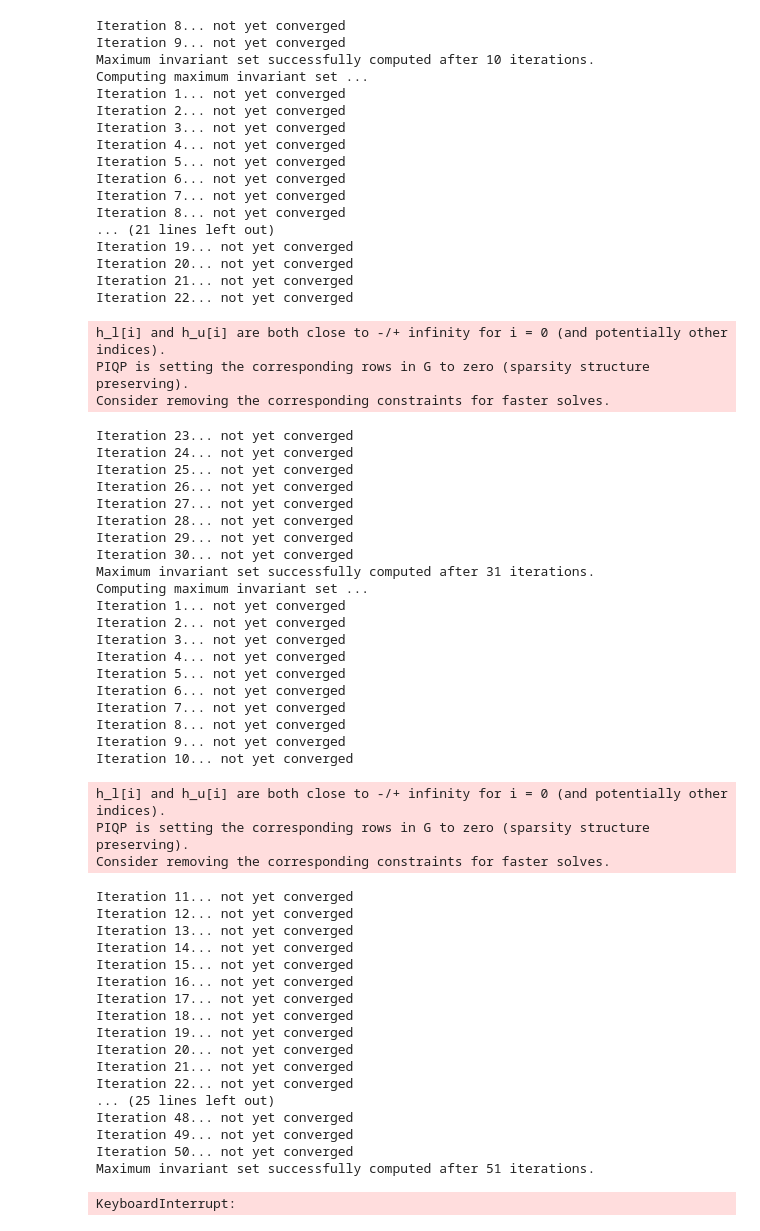
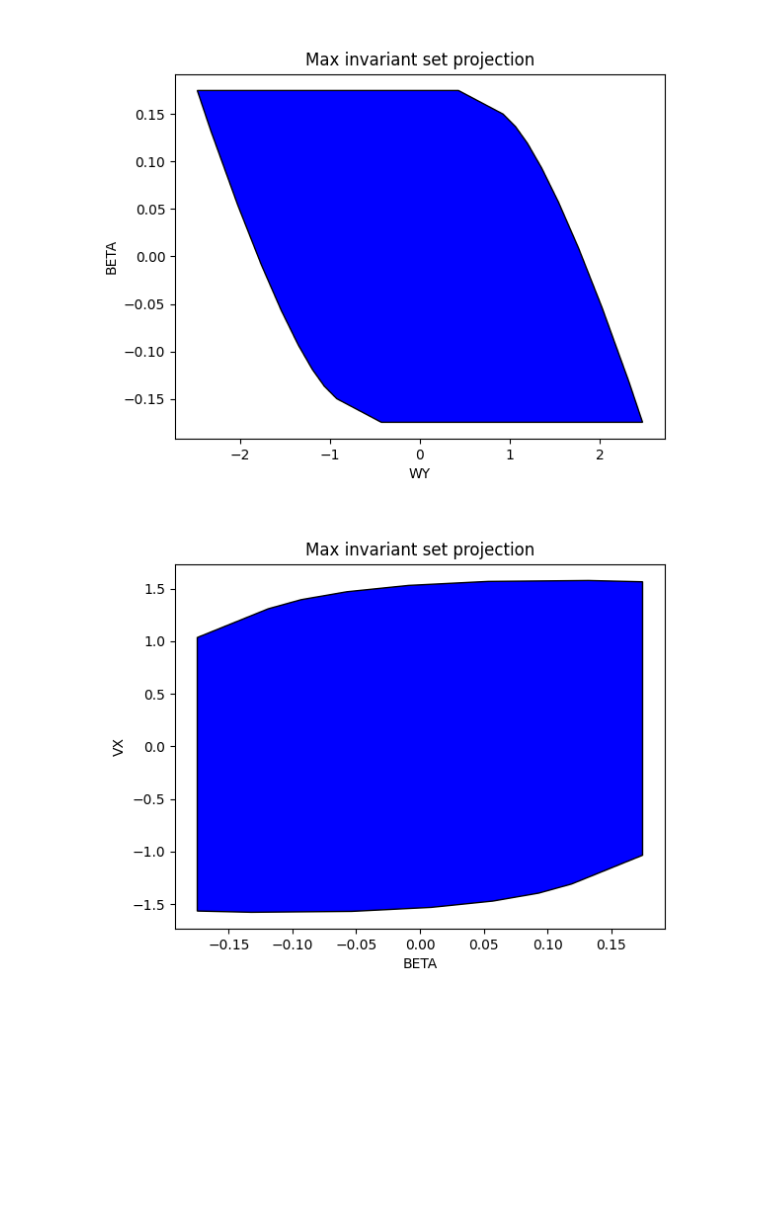
Before and after one commit to jverbois/Model-Predictive-Control-Project, a Jupyter notebook: Deliverable_3_1/Deliverable_3_1.ipynb, the cells around one changed output. Saved outputs shown, nothing was run; the diff lists cells and outputs as text; code cells hidden in the pictures; blank space fills up the shorter version.

```diff
--- a/Deliverable_3_1/Deliverable_3_1.ipynb
+++ b/Deliverable_3_1/Deliverable_3_1.ipynb
@@ -23,13 +175,12 @@ rocket_params_path = os.path.join(parent_dir, "rocket.yaml")
 # %%
 Ts = 0.05
-sim_time = 1
-H = 10
-wx, wy, wz, alpha, beta, gama,  vx, vy, vz, x, y, z = range(12)
+sim_time = 10
+H = 5
 x0 = np.array([0, 0, 0, 0, 0, 0, 0, 0, 0, 0, 0, 0])
-x0[vx] = 5
-x0[vy] = 5
-x0[vz] = 5
-x0[gama] = 30
+x0[VX] = 5
+x0[VY] = 0
+x0[VZ] = 0
+x0[GAMA] = 0
 
 x_target = np.array([0, 0, 0, 0, 0, 0, 0, 0, 0, 0, 0, 0])
 
@@ -42,8 +193,4 @@ mpc = MPCVelControl().new_controller(rocket, Ts, H)
 t_cl, x_cl, u_cl, t_ol, x_ol, u_ol, _ = rocket.simulate_control(
     mpc, sim_time, H, x0, method="linear", x_target=x_target
 )
-
-# vis = RocketVis(rocket, rocket_obj_path)
-# vis.anim_rate = 1.0
-# vis.animate(t_cl[:-1], x_cl[:, :-1], u_cl, T_ol=t_ol[:, :-1], X_ol=x_ol, U_ol=u_ol)
 # %% [output]
@@ -70,61 +214,2 @@ Consider removing the corresponding constraints for faster solves.
-Iteration 8... not yet converged
-Iteration 9... not yet converged
-Maximum invariant set successfully computed after 10 iterations.
-Computing maximum invariant set ...
-Iteration 1... not yet converged
-Iteration 2... not yet converged
-Iteration 3... not yet converged
-Iteration 4... not yet converged
-Iteration 5... not yet converged
-Iteration 6... not yet converged
-Iteration 7... not yet converged
-Iteration 8... not yet converged
-... (21 lines left out)
-Iteration 19... not yet converged
-Iteration 20... not yet converged
-Iteration 21... not yet converged
-Iteration 22... not yet converged
-h_l[i] and h_u[i] are both close to -/+ infinity for i = 0 (and potentially other indices).
-PIQP is setting the corresponding rows in G to zero (sparsity structure preserving).
-Consider removing the corresponding constraints for faster solves.
-Iteration 23... not yet converged
-Iteration 24... not yet converged
-Iteration 25... not yet converged
-Iteration 26... not yet converged
-Iteration 27... not yet converged
-Iteration 28... not yet converged
-Iteration 29... not yet converged
-Iteration 30... not yet converged
-Maximum invariant set successfully computed after 31 iterations.
-Computing maximum invariant set ...
-Iteration 1... not yet converged
-Iteration 2... not yet converged
-Iteration 3... not yet converged
-Iteration 4... not yet converged
-Iteration 5... not yet converged
-Iteration 6... not yet converged
-Iteration 7... not yet converged
-Iteration 8... not yet converged
-Iteration 9... not yet converged
-Iteration 10... not yet converged
-h_l[i] and h_u[i] are both close to -/+ infinity for i = 0 (and potentially other indices).
-PIQP is setting the corresponding rows in G to zero (sparsity structure preserving).
-Consider removing the corresponding constraints for faster solves.
-Iteration 11... not yet converged
-Iteration 12... not yet converged
-Iteration 13... not yet converged
-Iteration 14... not yet converged
-Iteration 15... not yet converged
-Iteration 16... not yet converged
-Iteration 17... not yet converged
-Iteration 18... not yet converged
-Iteration 19... not yet converged
-Iteration 20... not yet converged
-Iteration 21... not yet converged
-Iteration 22... not yet converged
-... (25 lines left out)
-Iteration 48... not yet converged
-Iteration 49... not yet converged
-Iteration 50... not yet converged
-Maximum invariant set successfully computed after 51 iterations.
-KeyboardInterrupt:
+[figure, added]
+[figure, added]
```
Also changed, not shown: parts of 10 cells of this notebook, 8 other files.
